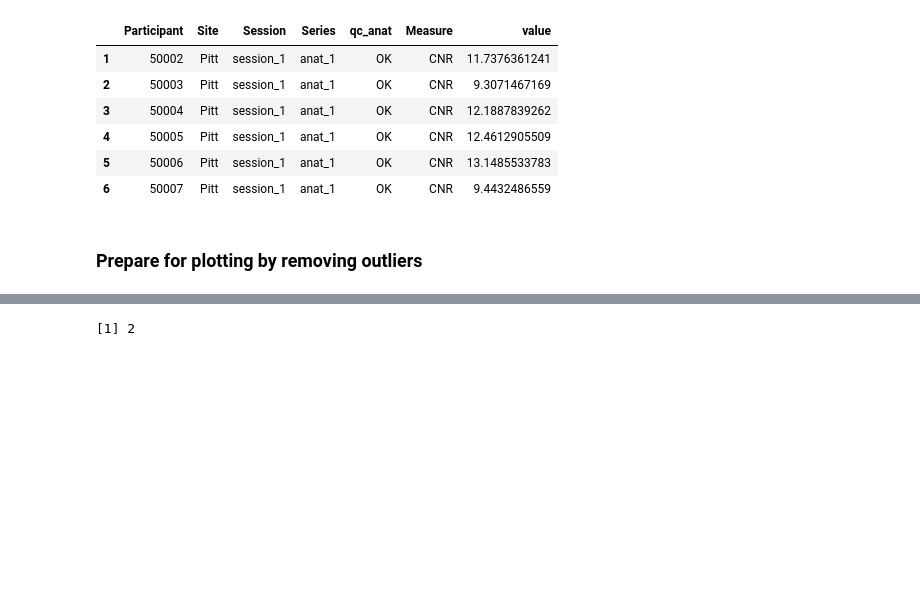
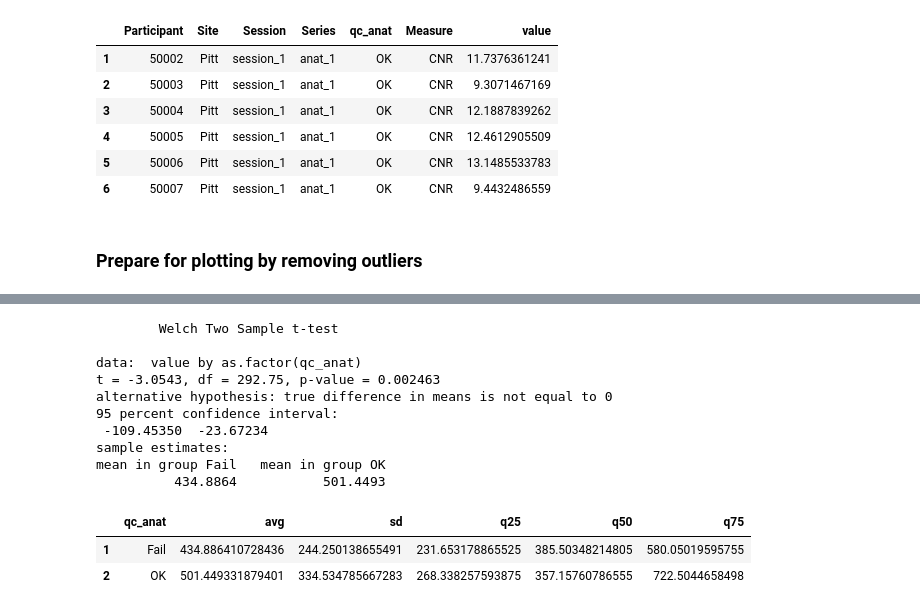
Before and after one commit to preprocessed-connectomes-project/giavasis2015-QAP-paper, a Jupyter notebook: data_analysis/interactive_plots.ipynb, the cells around one changed output, grey strips where cells are left out. Drawn from its saved outputs; the diff is of its cells as text; code cells hidden in the pictures; blank space fills up the shorter version.

```diff
--- a/data_analysis/interactive_plots.ipynb
+++ b/data_analysis/interactive_plots.ipynb
@@ -7,7 +24,7 @@ library(dplyr)
 # %% [markdown]
 ### Lets get the pheno file directly from the Internets!
 # %%
-pheno_df<-read.csv("http://s3.amazonaws.com/fcp-indi-new/data/Projects/ABIDE_Initiative/Phenotypic_V1_0b_preprocessed1.csv")
+pheno_df<-read.csv("http://s3.amazonaws.com/fcp-indi/data/Projects/ABIDE/Phenotypic_V1_0b_preprocessed1.csv")
 # %% [markdown]
 ### Conform the names of the raters and their ratings
 # %%
@@ -185,2 +222,21 @@ grid.arrange(pp, ncol = 2, main = "Main title")
+# %%
+i=4
+sdf<- df %>% filter(Measure == measure.vars[i])
+t.test(value~as.factor(qc_anat),data=sdf)
+sdf %>% group_by(qc_anat) %>% summarise(avg=mean(value),sd=sd(value),q25=quantile(value,probs=(0.25)),q50=quantile(value,probs=(0.5)),q75=quantile(value,probs=(0.75)))
+# %% [output]
+        Welch Two Sample t-test
+
+data:  value by as.factor(qc_anat)
+t = -3.0543, df = 292.75, p-value = 0.002463
+alternative hypothesis: true difference in means is not equal to 0
+95 percent confidence interval:
+ -109.45350  -23.67234
+sample estimates:
+mean in group Fail   mean in group OK
+          434.8864           501.4493
+|  | qc_anat | avg | sd | q25 | q50 | q75 |
+| 1 | Fail | 434.886410728436 | 244.250138655491 | 231.653178865525 | 385.50348214805 | 580.05019595755 |
+| 2 | OK | 501.449331879401 | 334.534785667283 | 268.338257593875 | 357.15760786555 | 722.5044658498 |
 # %%
 plot(p[[1[]])
@@ -189,4 +242,0 @@ rm(list="p")
-# %%
-ceiling(3/2)
-# %% [output]
-[1] 2
```
Also changed, not shown: parts of 19 cells of this notebook.
